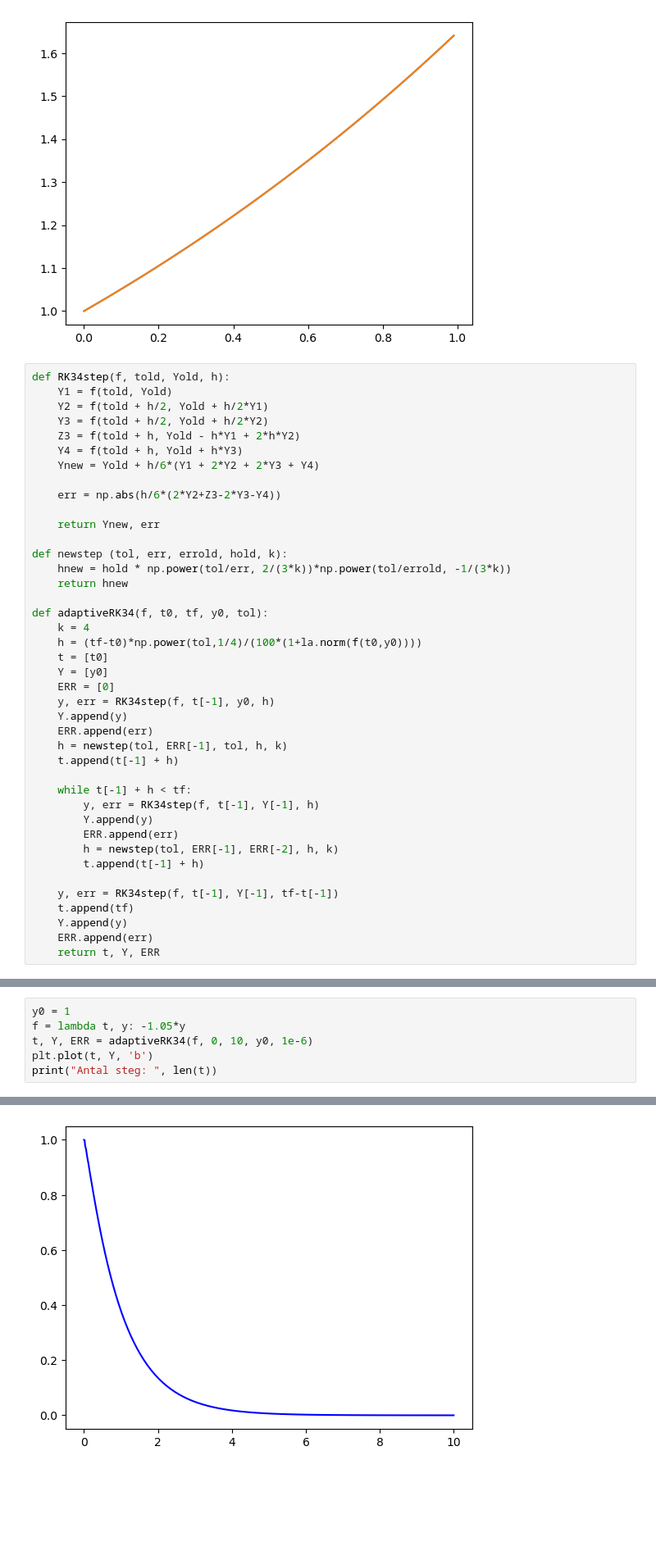
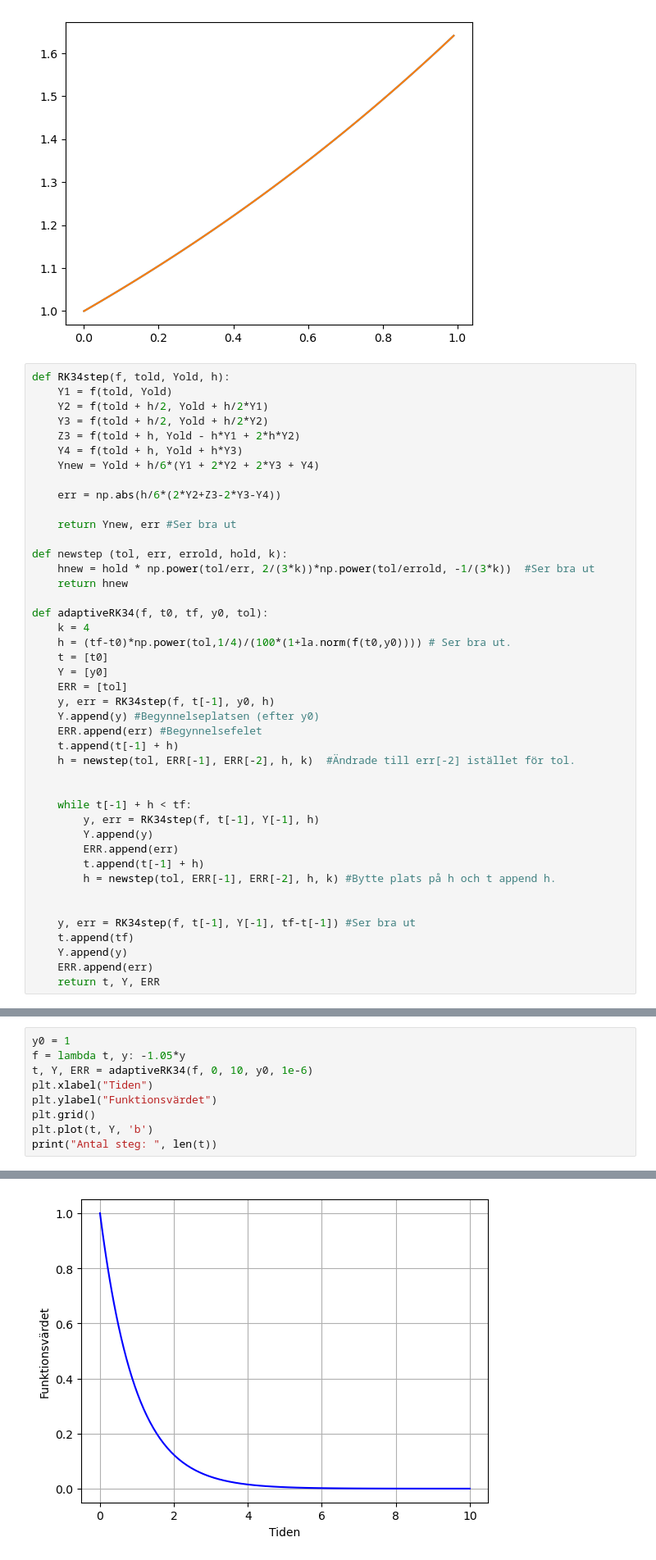
Before and after one commit to axelorrhede/Numerical-Methods-for-Differential-Equations, a Jupyter notebook: project1task1.ipynb, the cells around one changed output, grey strips where cells are left out. Shown at 82% size. Saved outputs shown, nothing was run; the diff lists cells and outputs as text; blank space fills up the shorter version.

```diff
--- a/project1task1.ipynb
+++ b/project1task1.ipynb
@@ -100,32 +100,34 @@ def RK34step(f, told, Yold, h):
 
     err = np.abs(h/6*(2*Y2+Z3-2*Y3-Y4))
 
-    return Ynew, err
+    return Ynew, err #Ser bra ut
 
 def newstep (tol, err, errold, hold, k):
-    hnew = hold * np.power(tol/err, 2/(3*k))*np.power(tol/errold, -1/(3*k))
+    hnew = hold * np.power(tol/err, 2/(3*k))*np.power(tol/errold, -1/(3*k))  #Ser bra ut
     return hnew
 
 def adaptiveRK34(f, t0, tf, y0, tol):
     k = 4
-    h = (tf-t0)*np.power(tol,1/4)/(100*(1+la.norm(f(t0,y0))))
+    h = (tf-t0)*np.power(tol,1/4)/(100*(1+la.norm(f(t0,y0)))) # Ser bra ut.
     t = [t0]
     Y = [y0]
-    ERR = [0]
+    ERR = [tol]
     y, err = RK34step(f, t[-1], y0, h)
-    Y.append(y)
-    ERR.append(err)
-    h = newstep(tol, ERR[-1], tol, h, k)
+    Y.append(y) #Begynnelseplatsen (efter y0)
+    ERR.append(err) #Begynnelsefelet
     t.append(t[-1] + h)
+    h = newstep(tol, ERR[-1], ERR[-2], h, k)  #Ändrade till err[-2] istället för tol.
+
 
     while t[-1] + h < tf:
         y, err = RK34step(f, t[-1], Y[-1], h)
         Y.append(y)
         ERR.append(err)
-        h = newstep(tol, ERR[-1], ERR[-2], h, k)
         t.append(t[-1] + h)
+        h = newstep(tol, ERR[-1], ERR[-2], h, k) #Bytte plats på h och t append h.
 
-    y, err = RK34step(f, t[-1], Y[-1], tf-t[-1])
+
+    y, err = RK34step(f, t[-1], Y[-1], tf-t[-1]) #Ser bra ut
     t.append(tf)
     Y.append(y)
     ERR.append(err)
@@ -141,6 +136,9 @@ def lotka(t,u):
 y0 = 1
 f = lambda t, y: -1.05*y
 t, Y, ERR = adaptiveRK34(f, 0, 10, y0, 1e-6)
+plt.xlabel("Tiden")
+plt.ylabel("Funktionsvärdet")
+plt.grid()
 plt.plot(t, Y, 'b')
 print("Antal steg: ", len(t))
 # %% [output]
@@ -148 +146 @@ Antal steg:  67
-[figure, old version]
+[figure, new version]
```
Also changed, not shown: parts of 2 cells of this notebook.
